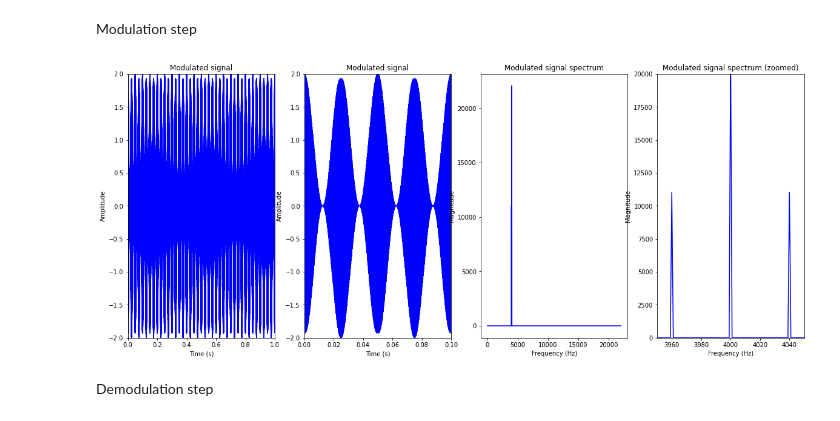
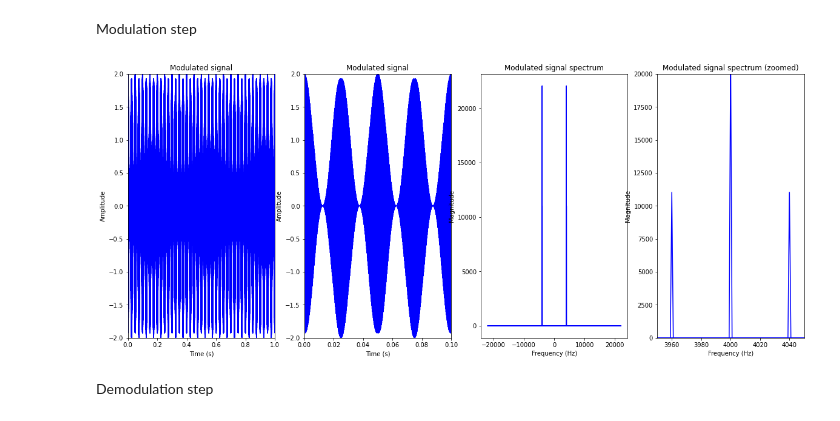
Before and after one commit to pusane/AM_in_Python, a Jupyter notebook: AmplitudeModulation.ipynb, the cells around one changed output. Drawn from its saved outputs; the diff is of its cells as text; code cells hidden in the pictures.

```diff
--- a/AmplitudeModulation.ipynb
+++ b/AmplitudeModulation.ipynb
@@ -70,41 +70,41 @@ modulated = np.zeros_like(message)
 for i, t in enumerate(time):
     modulated[i] = carrier_amplitude*(1+modulation_index*message[i]/max_message_amplitude)*np.cos(2*np.pi*carrier_frequency*t)
 
-modulated_in_frequency = np.fft.rfft(modulated)
-modulated_in_frequency_indices = np.fft.rfftfreq(modulated.size, 1/sampling_frequency)
+modulated_in_frequency = np.fft.fft(modulated)
+modulated_in_frequency_indices = np.fft.fftfreq(modulated.size, 1/sampling_frequency)
 
 # plot the obtained signal in both time and frequency
 plt.figure(figsize=(20,8))
 plt.subplot(1,4,1)
 plt.plot(time, modulated, 'b')
 plt.xlabel('Time (s)')
 plt.ylabel('Amplitude')
 plt.title('Modulated signal')
 plt.axis([0, 1, -2, 2])
 
 plt.subplot(1,4,2)
 plt.plot(time, modulated, 'b')
 plt.xlabel('Time (s)')
 plt.ylabel('Amplitude')
 plt.title('Modulated signal')
 plt.axis([0, 0.1, -2, 2])
 
 plt.subplot(1,4,3)
 plt.plot(modulated_in_frequency_indices, abs(modulated_in_frequency), 'b')
 plt.xlabel('Frequency (Hz)')
 plt.ylabel('Magnitude')
 plt.title('Modulated signal spectrum')
 
 plt.subplot(1,4,4)
 plt.plot(modulated_in_frequency_indices, abs(modulated_in_frequency), 'b')
 plt.xlabel('Frequency (Hz)')
 plt.ylabel('Magnitude')
 plt.title('Modulated signal spectrum (zoomed)')
 plt.axis([3950, 4050, 0, 20000])
 
 plt.show()
 # %% [output]
-[figure, old version]
+[figure, new version]
 # %% [markdown]
 Demodulation step
 # %%
```
